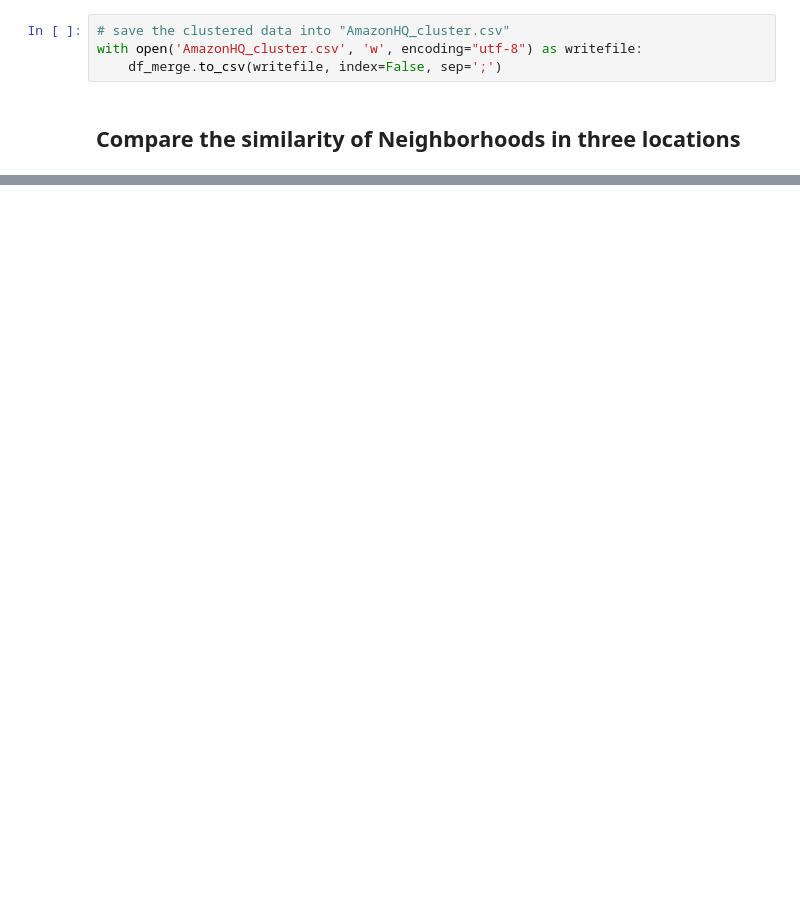
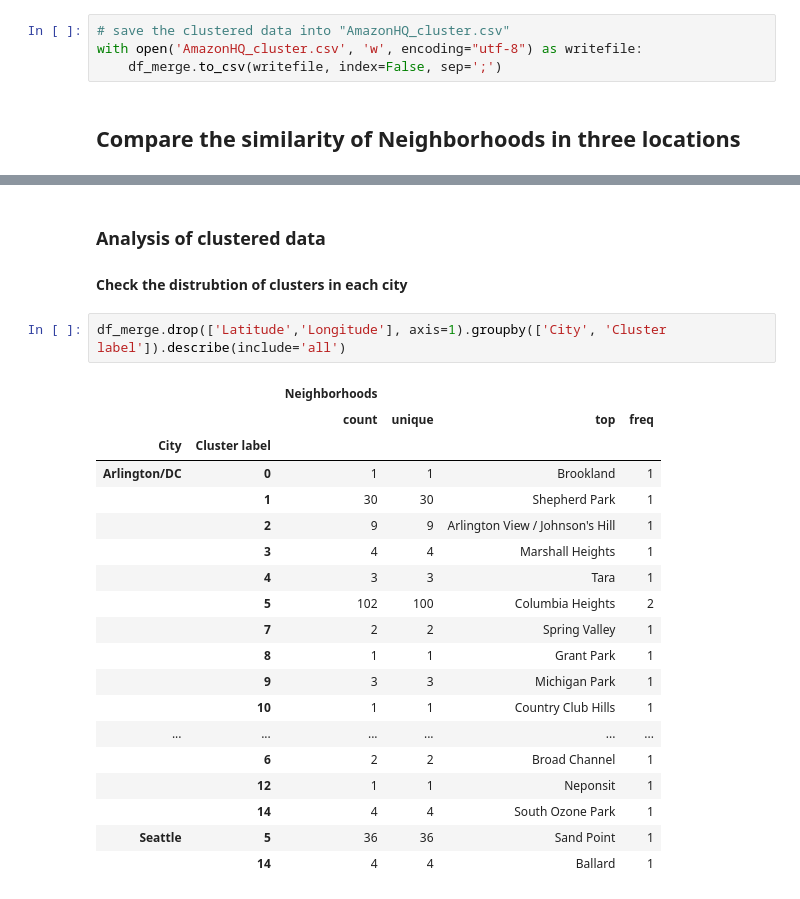
Before and after one commit to alwayslinux/Coursera_Capstone, a Jupyter notebook: Amazon2ndHQ/Amazon2ndHQ-v2.ipynb, the cells around one changed output, grey strips where cells are left out. Drawn from its saved outputs; the diff is of its cells as text; blank space fills up the shorter version.

```diff
--- a/Amazon2ndHQ/Amazon2ndHQ-v2.ipynb
+++ b/Amazon2ndHQ/Amazon2ndHQ-v2.ipynb
@@ -794,0 +806,26 @@ drawMaps(queens_location, df_NY_labelled)
+# %% [markdown]
+### Analysis of clustered data
+
+#### Check the distrubtion of clusters in each city
+# %%
+df_merge.drop(['Latitude','Longitude'], axis=1).groupby(['City', 'Cluster label']).describe(include='all')
+# %% [output]
+|  |  | Neighborhoods |  |  |  |
+|  |  | count | unique | top | freq |
+| City | Cluster label |  |  |  |  |
+| Arlington/DC | 0 | 1 | 1 | Brookland | 1 |
+|  | 1 | 30 | 30 | Shepherd Park | 1 |
+|  | 2 | 9 | 9 | Arlington View / Johnson's Hill | 1 |
+|  | 3 | 4 | 4 | Marshall Heights | 1 |
+|  | 4 | 3 | 3 | Tara | 1 |
+|  | 5 | 102 | 100 | Columbia Heights | 2 |
+|  | 7 | 2 | 2 | Spring Valley | 1 |
+|  | 8 | 1 | 1 | Grant Park | 1 |
+|  | 9 | 3 | 3 | Michigan Park | 1 |
+|  | 10 | 1 | 1 | Country Club Hills | 1 |
+| ... | ... | ... | ... | ... | ... |
+|  | 6 | 2 | 2 | Broad Channel | 1 |
+|  | 12 | 1 | 1 | Neponsit | 1 |
+|  | 14 | 4 | 4 | South Ozone Park | 1 |
+| Seattle | 5 | 36 | 36 | Sand Point | 1 |
+|  | 14 | 4 | 4 | Ballard | 1 |
```
Also changed, not shown: parts of 23 cells of this notebook, 8 other files.
